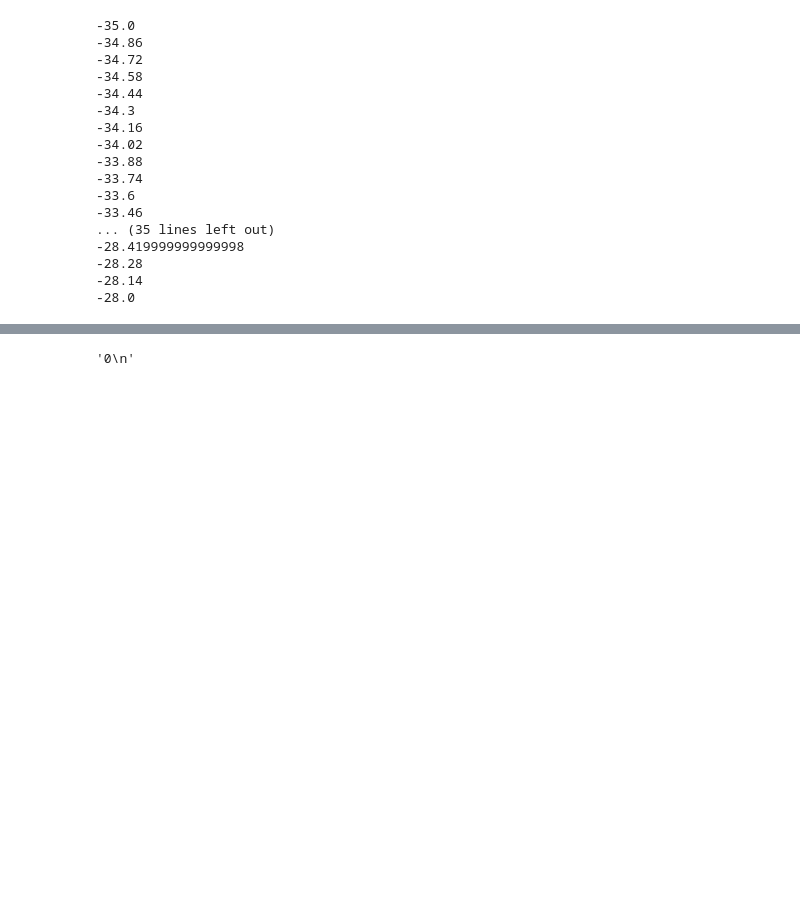
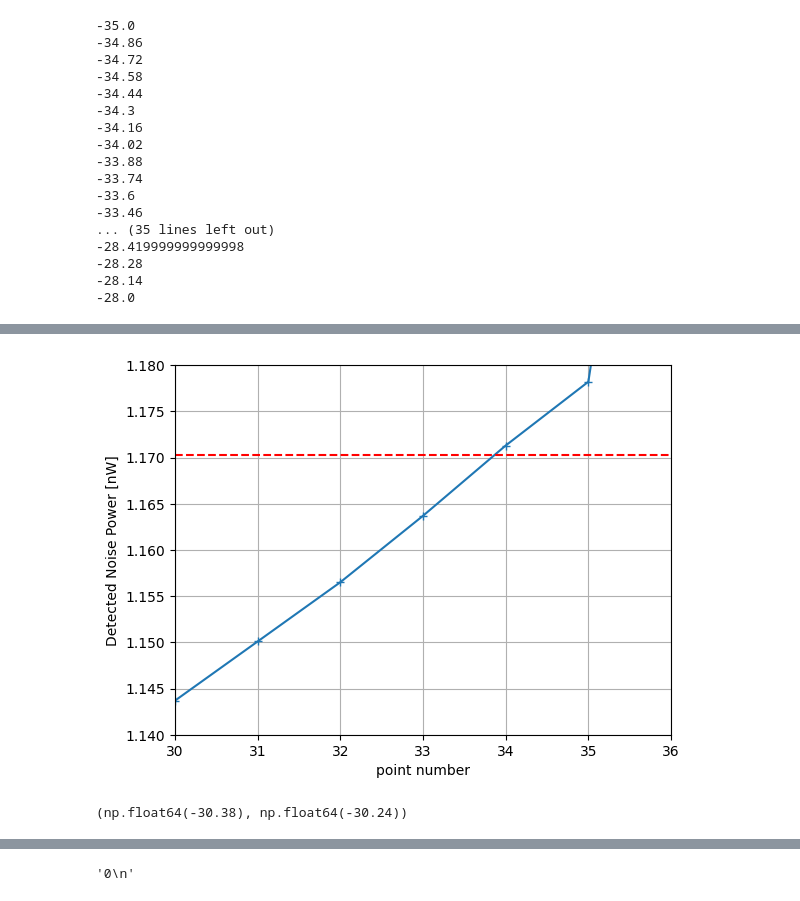
Before and after one commit to lafefspietz/twpa-noise-measurement-fall-2026, a Jupyter notebook: quantum-y-factor.ipynb, the cells around one changed output, grey strips where cells are left out. Saved outputs shown, nothing was run; the diff lists cells and outputs as text; code cells hidden in the pictures; blank space fills up the shorter version.

```diff
--- a/quantum-y-factor.ipynb
+++ b/quantum-y-factor.ipynb
@@ -366,0 +368,17 @@ Text(0, 0.5, 'Detected Noise Power [nW]')
+# %%
+A = 103.55 # dB
+vna_power_watts_array = 10**((vna_power_dbm_array - 103.55)/10)*1e-3
+
+plt.plot(np.array(p_vna_power_sweep)/1e-9,"+-")
+plt.axhline(y=p_hot_wire_on/1e-9, color='r', linestyle='--')
+plt.xlabel("point number")
+plt.ylabel("Detected Noise Power [nW]")
+plt.xlim([30,36])
+plt.ylim([1.14,1.18])
+plt.grid()
+# %% [output]
+[figure, added]
+# %%
+vna_power_dbm_array[33],vna_power_dbm_array[34]
+# %% [output]
+(np.float64(-30.38), np.float64(-30.24))
```
Also changed, not shown: parts of 3 cells of this notebook.
